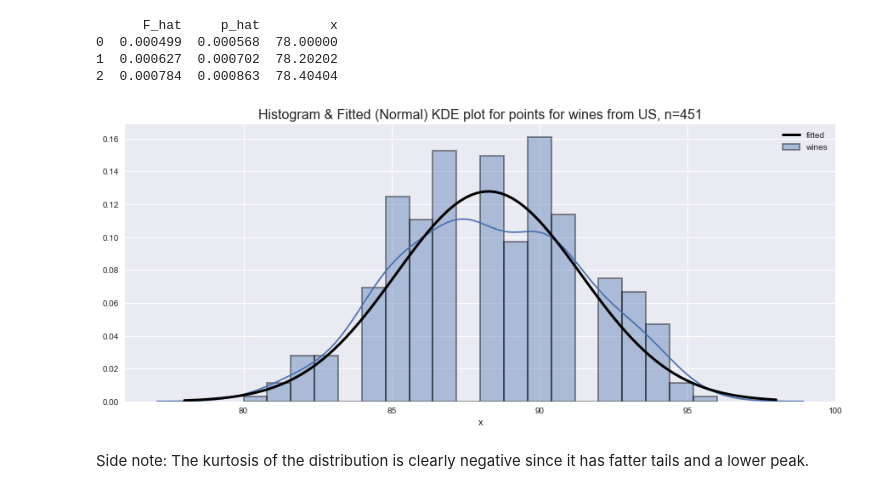
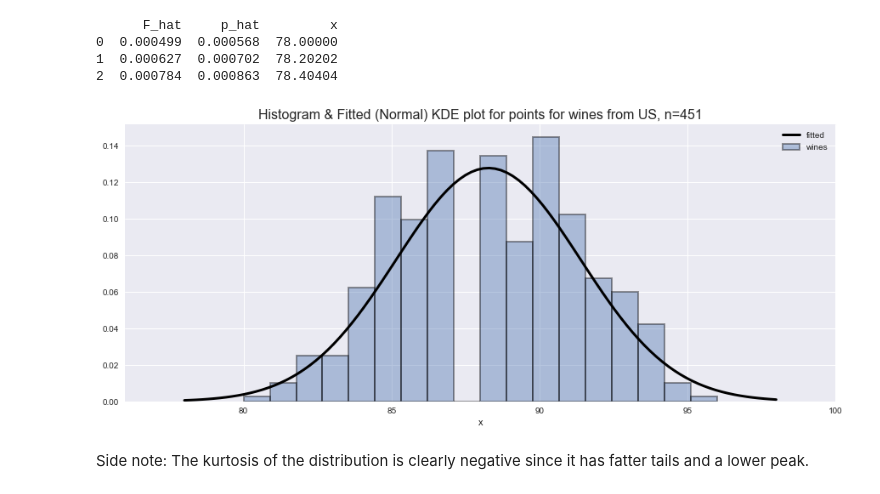
Before and after one commit to bryanblackbee/ds-learning-journey, a Jupyter notebook: jupyter_notebook/studies/1-completed/wines/wines.ipynb, the cells around one changed output. Saved outputs shown, nothing was run; the diff lists cells and outputs as text; code cells hidden in the pictures.

```diff
--- a/jupyter_notebook/studies/1-completed/wines/wines.ipynb
+++ b/jupyter_notebook/studies/1-completed/wines/wines.ipynb
@@ -103,17 +103,17 @@ print(fitted_df.head(3))
 # %%
 fig = plt.figure(figsize=(15, 6))
 ax = fig.add_subplot(111)
 
 # Plot the histogram of the empirical distribution
-sns.distplot(us_wines_points, bins=20, hist_kws=dict(edgecolor="k", linewidth=2), ax=ax)
+sns.distplot(us_wines_points, bins=18, hist_kws=dict(edgecolor="k", linewidth=2), ax=ax, kde_kws=dict(linewidth=0))
 # Plot the fitted normal distribution
 fitted_df.plot(kind='line', x='x', y='p_hat', linewidth=3, color='black', ax=ax)
 
 ax.set_title("Histogram & Fitted (Normal) KDE plot for points for wines from US, n=%d" % us_wines_points.count(), fontsize=16)
 ax.legend(['fitted', 'wines',])
 plt.show()
 # %% [output]
-[figure, old version]
+[figure, new version]
 # %% [markdown]
 Side note: The kurtosis of the distribution is clearly negative since it has fatter tails and a lower peak.
 # %%
```
Also changed, not shown: parts of 1 cell of this notebook.
